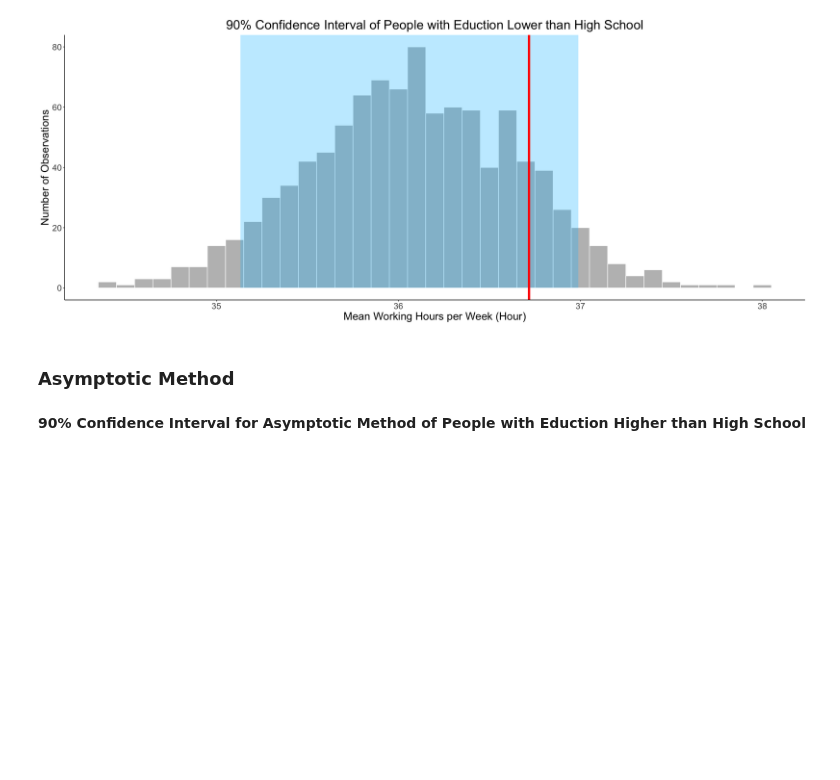
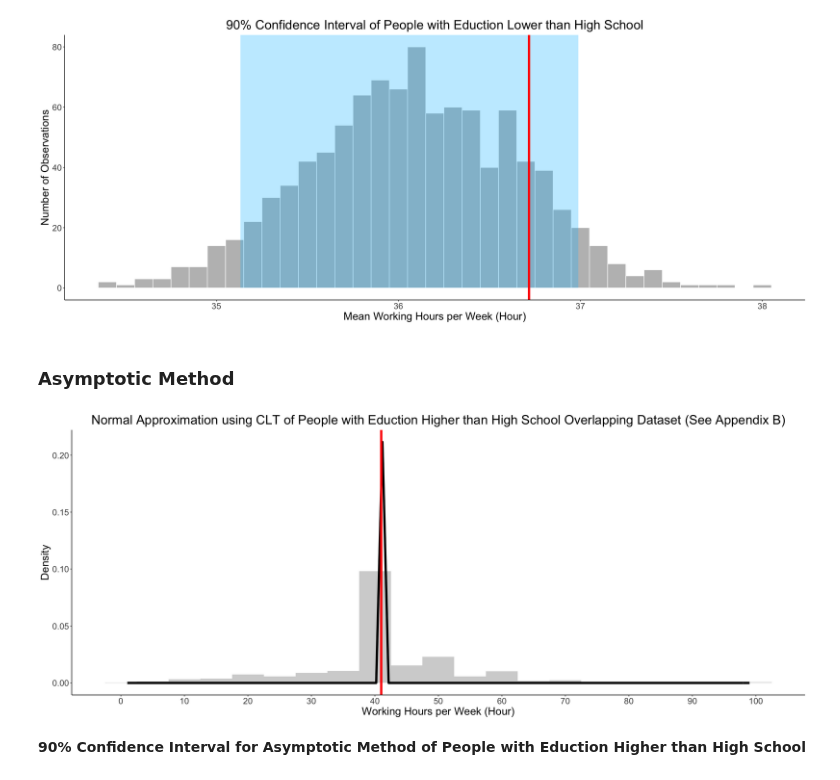
Before and after one commit to sidnand/Inferential-Report-on-Adult-Working-Hours, a Jupyter notebook: Final Report.ipynb, the cells around one changed output. Drawn from its saved outputs; the diff is of its cells as text; code cells hidden in the pictures; blank space fills up the shorter version.

```diff
--- a/Final Report.ipynb
+++ b/Final Report.ipynb
@@ -342,15 +340,17 @@ bar_means_marital_status
 
 We will be further studying how the mean work hours of people with an education less than highschool compares to those with more than highschool
 # %%
-data$education[data$education == "Assoc-acdm" |
-               data$education == "Assoc-voc" |
-               data$education == "Bachelors" |
-               data$education == "Doctorate" |
-               data$education == "HS-grad" |
-               data$education == "Masters" |
-               data$education == "Prof-school" |
-               data$education == "Some-college"] = "More-than-HS"
-compare_hour_low_hi <- data |>
+data_ed <- data
+
+data_ed$education[data_ed$education == "Assoc-acdm" |
+               data_ed$education == "Assoc-voc" |
+               data_ed$education == "Bachelors" |
+               data_ed$education == "Doctorate" |
+               data_ed$education == "HS-grad" |
+               data_ed$education == "Masters" |
+               data_ed$education == "Prof-school" |
+               data_ed$education == "Some-college"] = "More-than-HS"
+compare_hour_low_hi <- data_ed |>
     group_by(education) |>
     summarize(mean_hours_per_week=mean(hours_per_week)) |>
     pull()
@@ -358,7 +358,7 @@ compare_hour_low_hi <- data |>
 less_than_hs_mean <- compare_hour_low_hi[1]
 more_than_hs_mean <- compare_hour_low_hi[2]
 
-education_hour_table <- data |>
+education_hour_table <- data_ed |>
     select(education,hours_per_week)
 # %%
 education_hour_box_plot <- education_hour_table %>%
@@ -443,23 +443,25 @@ ci_plot_2
 # %%
 # CLT states, as n -> inf, X ~ Norm(mean, sd/sqrt(n))
 
-more_hs = data %>%
+more_hs = data_ed %>%
     filter(education == "More-than-HS")
 
 more_hs %>%
     ggplot(aes(x = hours_per_week)) +
     geom_histogram(aes(y =..density..), fill = "lightgray", binwidth = 5) +
     labs(title = "Normal Approximation using CLT of People with Eduction Higher than High School Overlapping Dataset (See Appendix B)",
          x = "Working Hours per Week (Hour)",
          y = "Density") +
     stat_function(fun = dnorm, args = list(mean = mean(more_hs$hours_per_week),
                                            sd = sd(more_hs$hours_per_week) / sqrt(nrow(more_hs))),
                  color = "black", size = 2) +
     plot_config +
     scale_x_continuous(breaks = seq(0, 100, 10)) +
     geom_vline(xintercept = mean(more_hs$hours_per_week),
                size = 2,
                colour = "red")
+# %% [output]
+[figure, added]
 # %% [markdown]
 **90% Confidence Interval for Asymptotic Method of People with Eduction Higher than High School**
 # %%
```
Also changed, not shown: parts of 11 cells of this notebook.
